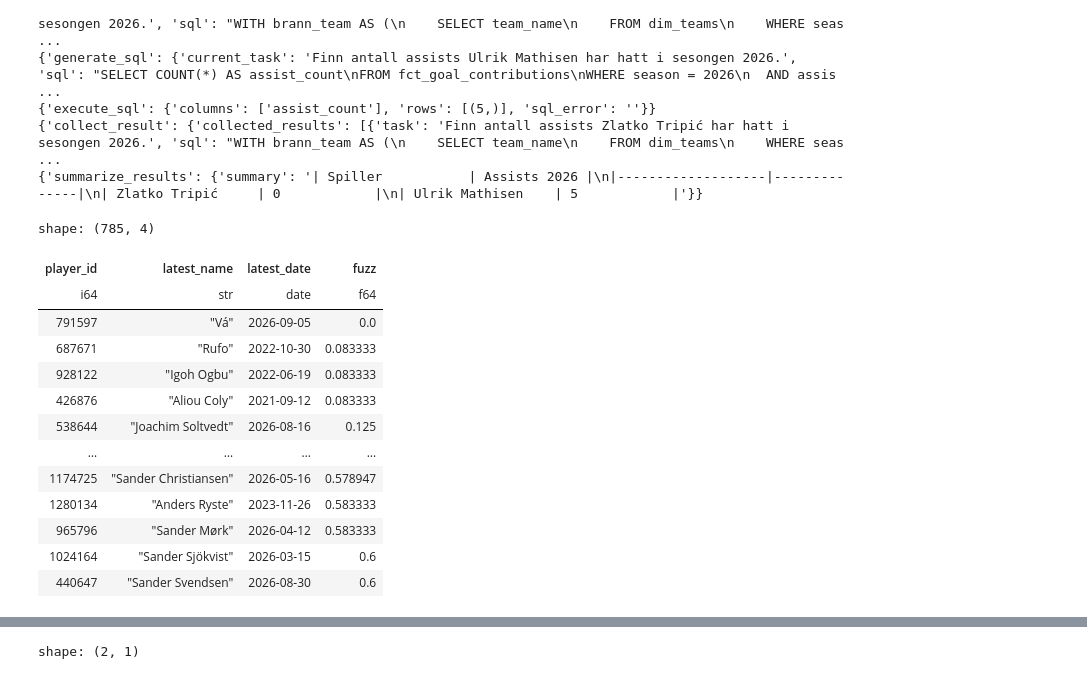
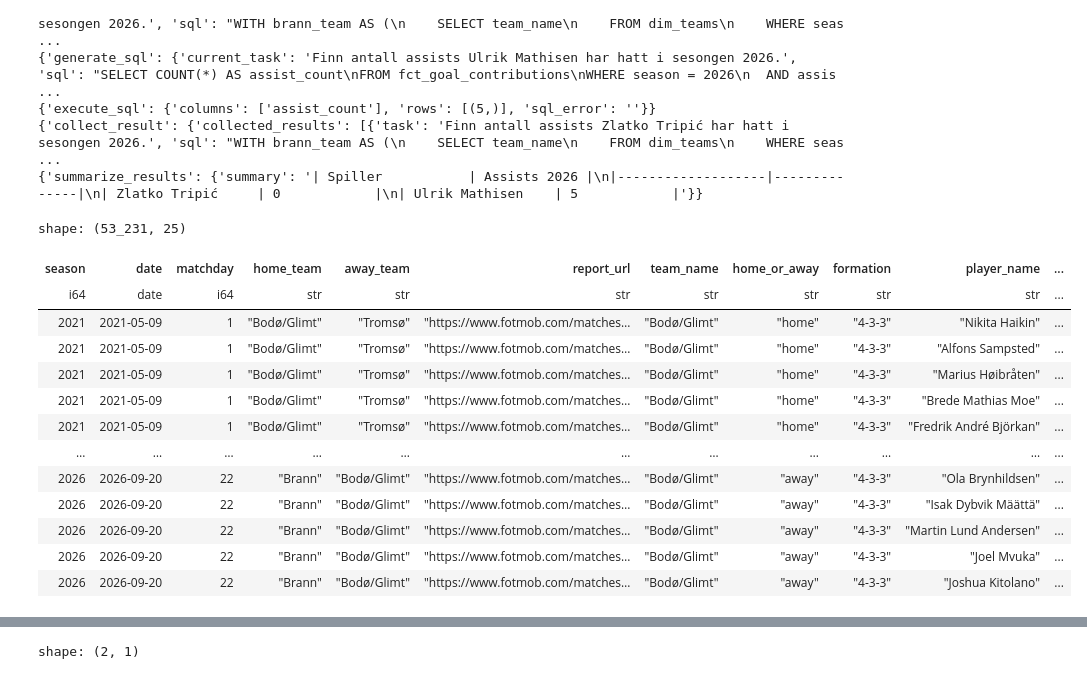
Before and after one commit to PolarsDude/brann_ticket_sales_forecasting, a Jupyter notebook: notebook.ipynb, the cells around one changed output, grey strips where cells are left out. Saved outputs shown, nothing was run; the diff lists cells and outputs as text; code cells hidden in the pictures.

Commit message:
Fix lineups player_id

```diff
--- a/notebook.ipynb
+++ b/notebook.ipynb
@@ -56,29 +56,30 @@ for event in src.agent.agent.stream(
 # %%
 con = duckdb.connect(str(Path(db_path)))
 
 query = """
-select *
-from dim_players
+    SELECT
+        *
+    FROM fct_lineups
+
+
 """
 
 result = con.execute(query).arrow()
 (
 pl.from_arrow(result)
-.with_columns(pds.str_fuzz(pl.col('latest_name'), pl.lit("Sander Risan"),parallel=False).alias('fuzz'))
-.sort(by = 'fuzz')
 )
 # %% [output]
-shape: (785, 4)
+shape: (53_231, 25)
-| player_id | latest_name | latest_date | fuzz |
-| i64 | str | date | f64 |
-| 791597 | "Vá" | 2026-09-05 | 0.0 |
-| 687671 | "Rufo" | 2022-10-30 | 0.083333 |
-| 928122 | "Igoh Ogbu" | 2022-06-19 | 0.083333 |
-| 426876 | "Aliou Coly" | 2021-09-12 | 0.083333 |
-| 538644 | "Joachim Soltvedt" | 2026-08-16 | 0.125 |
-| … | … | … | … |
-| 1174725 | "Sander Christiansen" | 2026-05-16 | 0.578947 |
-| 1280134 | "Anders Ryste" | 2023-11-26 | 0.583333 |
-| 965796 | "Sander Mørk" | 2026-04-12 | 0.583333 |
-| 1024164 | "Sander Sjökvist" | 2026-03-15 | 0.6 |
-| 440647 | "Sander Svendsen" | 2026-08-30 | 0.6 |
+| season | date | matchday | home_team | away_team | report_url | team_name | home_or_away | formation | player_name | ... |
+| i64 | date | i64 | str | str | str | str | str | str | str | ... |
+| 2021 | 2021-05-09 | 1 | "Bodø/Glimt" | "Tromsø" | "https://www.fotmob.com/matches… | "Bodø/Glimt" | "home" | "4-3-3" | "Nikita Haikin" | ... |
+| 2021 | 2021-05-09 | 1 | "Bodø/Glimt" | "Tromsø" | "https://www.fotmob.com/matches… | "Bodø/Glimt" | "home" | "4-3-3" | "Alfons Sampsted" | ... |
+| 2021 | 2021-05-09 | 1 | "Bodø/Glimt" | "Tromsø" | "https://www.fotmob.com/matches… | "Bodø/Glimt" | "home" | "4-3-3" | "Marius Høibråten" | ... |
+| 2021 | 2021-05-09 | 1 | "Bodø/Glimt" | "Tromsø" | "https://www.fotmob.com/matches… | "Bodø/Glimt" | "home" | "4-3-3" | "Brede Mathias Moe" | ... |
+| 2021 | 2021-05-09 | 1 | "Bodø/Glimt" | "Tromsø" | "https://www.fotmob.com/matches… | "Bodø/Glimt" | "home" | "4-3-3" | "Fredrik André Björkan" | ... |
+| … | … | … | … | … | … | … | … | … | … | ... |
+| 2026 | 2026-09-20 | 22 | "Brann" | "Bodø/Glimt" | "https://www.fotmob.com/matches… | "Bodø/Glimt" | "away" | "4-3-3" | "Ola Brynhildsen" | ... |
+| 2026 | 2026-09-20 | 22 | "Brann" | "Bodø/Glimt" | "https://www.fotmob.com/matches… | "Bodø/Glimt" | "away" | "4-3-3" | "Isak Dybvik Määttä" | ... |
+| 2026 | 2026-09-20 | 22 | "Brann" | "Bodø/Glimt" | "https://www.fotmob.com/matches… | "Bodø/Glimt" | "away" | "4-3-3" | "Martin Lund Andersen" | ... |
+| 2026 | 2026-09-20 | 22 | "Brann" | "Bodø/Glimt" | "https://www.fotmob.com/matches… | "Bodø/Glimt" | "away" | "4-3-3" | "Joel Mvuka" | ... |
+| 2026 | 2026-09-20 | 22 | "Brann" | "Bodø/Glimt" | "https://www.fotmob.com/matches… | "Bodø/Glimt" | "away" | "4-3-3" | "Joshua Kitolano" | ... |
```
Also changed, not shown: parts of 1 cell of this notebook, 9 other files.
